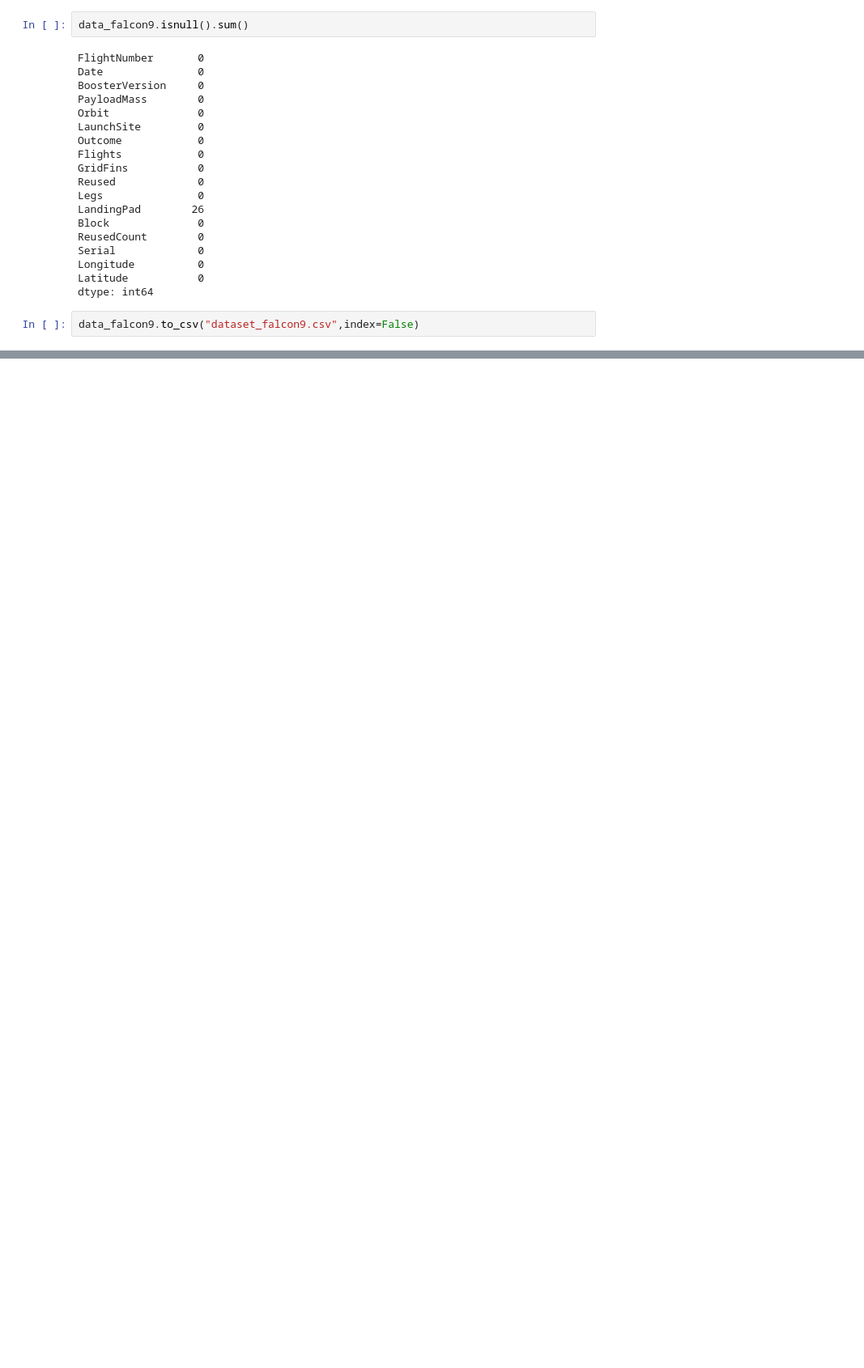
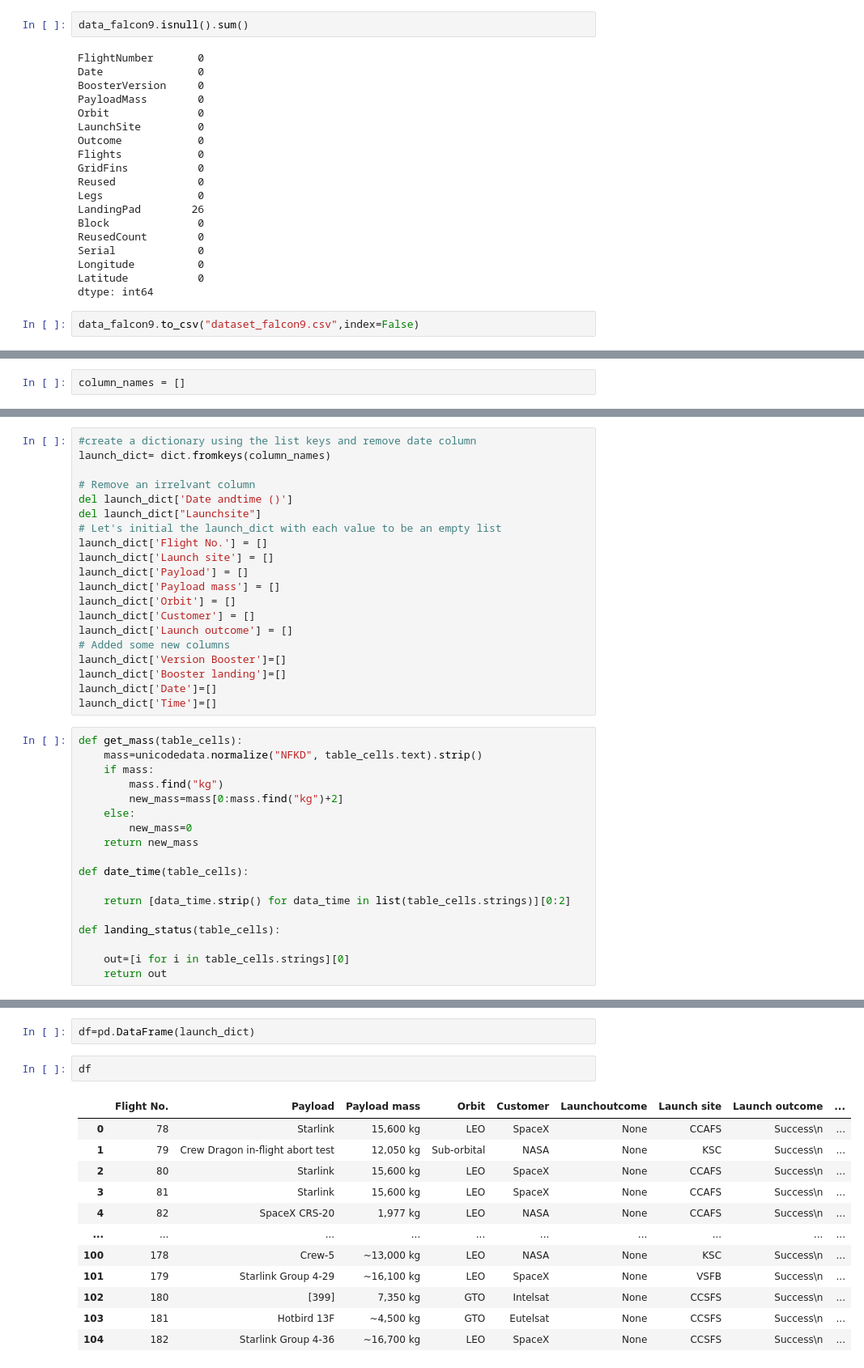
Before and after one commit to Reitnos/Falcon-Landing-Prediction, a Jupyter notebook: FalconLandingPrediction.ipynb, the cells around one changed output, grey strips where cells are left out. Shown at 81% size. Saved outputs shown, nothing was run; the diff lists cells and outputs as text; blank space fills up the shorter version.

Commit message:
Applied Web scraping and Data wrangling

```diff
--- a/FalconLandingPrediction.ipynb
+++ b/FalconLandingPrediction.ipynb
@@ -307,0 +342,2 @@ data_falcon9.to_csv("dataset_falcon9.csv",index=False)
+# %%
+column_names = []
@@ -307,0 +376,38 @@ data_falcon9.to_csv("dataset_falcon9.csv",index=False)
+# %%
+#create a dictionary using the list keys and remove date column
+launch_dict= dict.fromkeys(column_names)
+
+# Remove an irrelvant column
+del launch_dict['Date andtime ()']
+del launch_dict["Launchsite"]
+# Let's initial the launch_dict with each value to be an empty list
+launch_dict['Flight No.'] = []
+launch_dict['Launch site'] = []
+launch_dict['Payload'] = []
+launch_dict['Payload mass'] = []
+launch_dict['Orbit'] = []
+launch_dict['Customer'] = []
+launch_dict['Launch outcome'] = []
+# Added some new columns
+launch_dict['Version Booster']=[]
+launch_dict['Booster landing']=[]
+launch_dict['Date']=[]
+launch_dict['Time']=[]
+# %%
+def get_mass(table_cells):
+    mass=unicodedata.normalize("NFKD", table_cells.text).strip()
+    if mass:
+        mass.find("kg")
+        new_mass=mass[0:mass.find("kg")+2]
+    else:
+        new_mass=0
+    return new_mass
+
+def date_time(table_cells):
+
+    return [data_time.strip() for data_time in list(table_cells.strings)][0:2]
+
+def landing_status(table_cells):
+
+    out=[i for i in table_cells.strings][0]
+    return out
@@ -307,0 +467,17 @@ data_falcon9.to_csv("dataset_falcon9.csv",index=False)
+# %%
+df=pd.DataFrame(launch_dict)
+# %%
+df
+# %% [output]
+|  | Flight No. | Payload | Payload mass | Orbit | Customer | Launchoutcome | Launch site | Launch outcome | ... |
+| 0 | 78 | Starlink | 15,600 kg | LEO | SpaceX | None | CCAFS | Success\n | ... |
+| 1 | 79 | Crew Dragon in-flight abort test | 12,050 kg | Sub-orbital | NASA | None | KSC | Success\n | ... |
+| 2 | 80 | Starlink | 15,600 kg | LEO | SpaceX | None | CCAFS | Success\n | ... |
+| 3 | 81 | Starlink | 15,600 kg | LEO | SpaceX | None | CCAFS | Success\n | ... |
+| 4 | 82 | SpaceX CRS-20 | 1,977 kg | LEO | NASA | None | CCAFS | Success\n | ... |
+| ... | ... | ... | ... | ... | ... | ... | ... | ... | ... |
+| 100 | 178 | Crew-5 | ~13,000 kg | LEO | NASA | None | KSC | Success\n | ... |
+| 101 | 179 | Starlink Group 4-29 | ~16,100 kg | LEO | SpaceX | None | VSFB | Success\n | ... |
+| 102 | 180 | [399] | 7,350 kg | GTO | Intelsat | None | CCSFS | Success\n | ... |
+| 103 | 181 | Hotbird 13F | ~4,500 kg | GTO | Eutelsat | None | CCSFS | Success\n | ... |
+| 104 | 182 | Starlink Group 4-36 | ~16,700 kg | LEO | SpaceX | None | CCSFS | Success\n | ... |
```
Also changed, not shown: parts of 39 cells of this notebook.
